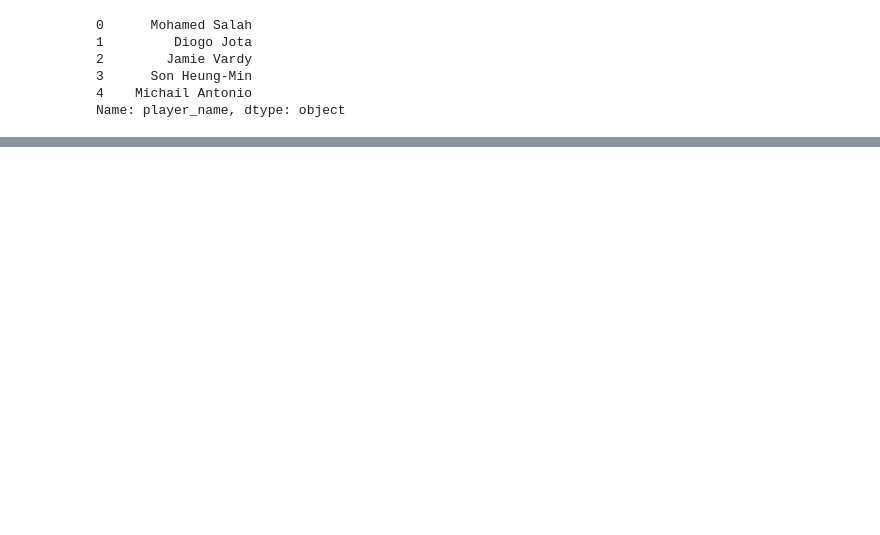
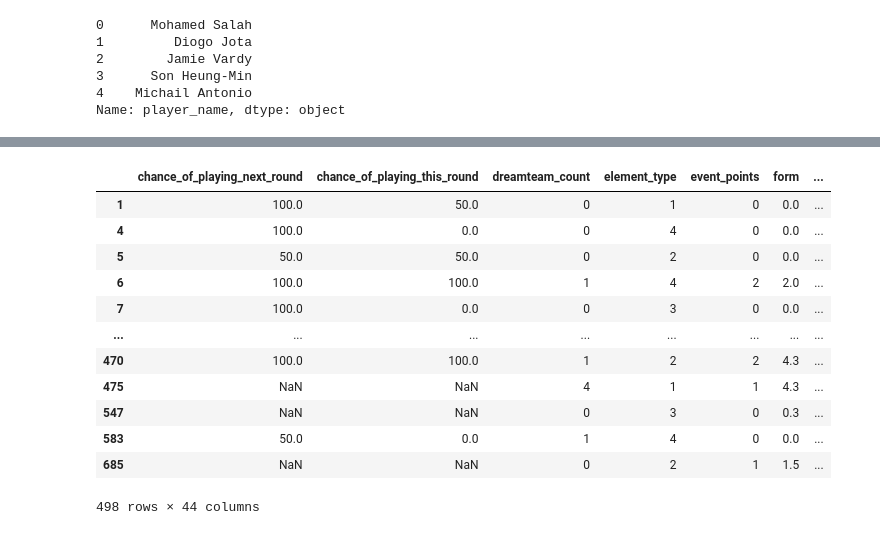
Before and after one commit to ap00la/fantasy_pl, a Jupyter notebook: join_data.ipynb, the cells around one changed output, grey strips where cells are left out. Saved outputs shown, nothing was run; the diff lists cells and outputs as text; code cells hidden in the pictures; blank space fills up the shorter version.

```diff
--- a/join_data.ipynb
+++ b/join_data.ipynb
@@ -380,0 +159,17 @@ Name: short_name, Length: 698, dtype: bool
+# %%
+df_to_join = player_with_mins.join(names['name']).drop(columns=['first_name','second_name','web_name']).rename(columns={'name':'player_name'})
+df_to_join
+# %% [output]
+|  | chance_of_playing_next_round | chance_of_playing_this_round | dreamteam_count | element_type | event_points | form | ... |
+| 1 | 100.0 | 50.0 | 0 | 1 | 0 | 0.0 | ... |
+| 4 | 100.0 | 0.0 | 0 | 4 | 0 | 0.0 | ... |
+| 5 | 50.0 | 50.0 | 0 | 2 | 0 | 0.0 | ... |
+| 6 | 100.0 | 100.0 | 1 | 4 | 2 | 2.0 | ... |
+| 7 | 100.0 | 0.0 | 0 | 3 | 0 | 0.0 | ... |
+| ... | ... | ... | ... | ... | ... | ... | ... |
+| 470 | 100.0 | 100.0 | 1 | 2 | 2 | 4.3 | ... |
+| 475 | NaN | NaN | 4 | 1 | 1 | 4.3 | ... |
+| 547 | NaN | NaN | 0 | 3 | 0 | 0.3 | ... |
+| 583 | 50.0 | 0.0 | 1 | 4 | 0 | 0.0 | ... |
+| 685 | NaN | NaN | 0 | 2 | 1 | 1.5 | ... |
+498 rows × 44 columns
```
Also changed, not shown: parts of 25 cells of this notebook, 1 other file.
